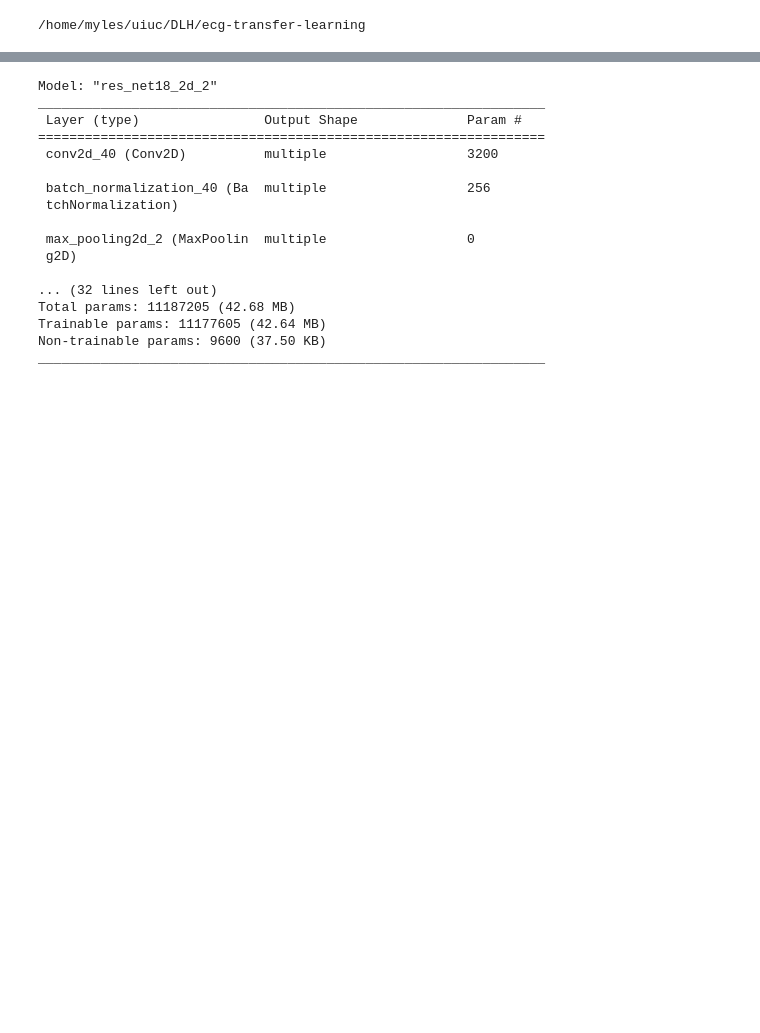
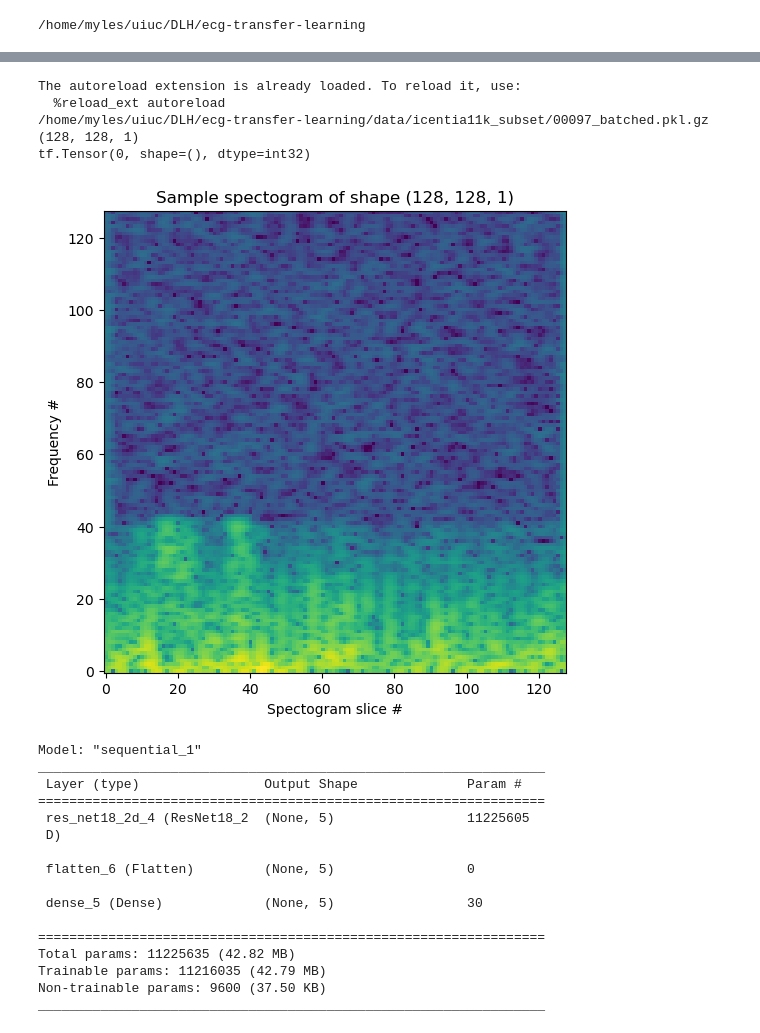
Before and after one commit to myles-i/DLH_TransferLearning, a Jupyter notebook: jupyter_notebooks/explore_spectogram.ipynb, the cells around one changed output, grey strips where cells are left out. Saved outputs shown, nothing was run; the diff lists cells and outputs as text; code cells hidden in the pictures; blank space fills up the shorter version.

```diff
--- a/jupyter_notebooks/explore_spectogram.ipynb
+++ b/jupyter_notebooks/explore_spectogram.ipynb
@@ -153,3 +105,51 @@ False
+# %%
+# lets test the generator
+%load_ext autoreload
+%autoreload 2
+from transplant.datasets.icentia11k_spectogram import spectogram_beat_dataset
+
+# generator parameters
+window_size = 256
+stride = 32
+n_slices = frame_size//stride
+n_freqs = 128
+frame_size = 4096
+
+# data parameters
+db_dir = datadir + '/icentia11k_subset'
+unzipped = False
+patient_ids = np.array([0,1,88,89,96,97,98,99])
+
+# initialize the dataset
+train_data = spectogram_beat_dataset(db_dir, patient_ids, frame_size,
+                   unzipped=unzipped, samples_per_patient=128, window_size = window_size, stride=stride, n_freqs=n_freqs)
+
+# Take 1 sample from the dataset
+sample_output = train_data.take(1)
+
+# Iterate over the sample_dataset to get the first element
+for x, y in sample_output:
+    # x and y are EagerTensor
+    print(x.shape)
+    print(y)
+
+    # lets plot it
+    fig, ax = plt.subplots(1, 1, figsize=(6, 6))
+    ax.imshow(x[:,:,0], cmap='viridis')
+    ax.set_title(f"Sample spectogram of shape {x.shape}")
+    # add axis labels
+    ax.set_xlabel("Spectogram slice #")
+    ax.set_ylabel("Frequency #")
+    ax.invert_yaxis()
+    plt.show()
+    break
+# %% [output]
+The autoreload extension is already loaded. To reload it, use:
+  %reload_ext autoreload
+/home/myles/uiuc/DLH/ecg-transfer-learning/data/icentia11k_subset/00097_batched.pkl.gz
+(128, 128, 1)
+tf.Tensor(0, shape=(), dtype=int32)
+[figure, added]
 # %%
 
 # lets define a 2d resnet
@@ -159,7 +159,12 @@ import tensorflow as tf
 
 num_classes = len(icentia11k.ds_beat_names)
 model = ResNet18_2D(num_classes=num_classes)
-model.build(input_shape=(None, 128, 128, 1))
+model = tf.keras.Sequential([
+            model,
+            tf.keras.layers.Flatten(),
+            tf.keras.layers.Dense(num_classes)
+        ])
+model.build(input_shape=(None, n_freqs, n_slices, 1))
 model.compile(optimizer=tf.keras.optimizers.Adam(beta_1=0.9, beta_2=0.98, epsilon=1e-9),
                 loss=tf.keras.losses.SparseCategoricalCrossentropy(from_logits=True),
                 metrics=[tf.keras.metrics.SparseCategoricalAccuracy(name='acc')])
@@ -167,20 +172,19 @@ model.compile(optimizer=tf.keras.optimizers.Adam(beta_1=0.9, beta_2=0.98, epsilo
 #                 loss='categorical_crossentropy', metrics=["accuracy"])
 model.summary()
 # %% [output]
-Model: "res_net18_2d_2"
+Model: "sequential_1"
 _________________________________________________________________
  Layer (type)                Output Shape              Param #
 =================================================================
- conv2d_40 (Conv2D)          multiple                  3200
+ res_net18_2d_4 (ResNet18_2  (None, 5)                 11225605
+ D)
 
- batch_normalization_40 (Ba  multiple                  256
- tchNormalization)
+ flatten_6 (Flatten)         (None, 5)                 0
 
- max_pooling2d_2 (MaxPoolin  multiple                  0
- g2D)
+ dense_5 (Dense)             (None, 5)                 30
 
-... (32 lines left out)
-Total params: 11187205 (42.68 MB)
-Trainable params: 11177605 (42.64 MB)
+=================================================================
+Total params: 11225635 (42.82 MB)
+Trainable params: 11216035 (42.79 MB)
 Non-trainable params: 9600 (37.50 KB)
 _________________________________________________________________
```
Also changed, not shown: parts of 12 cells of this notebook, 4 other files.
